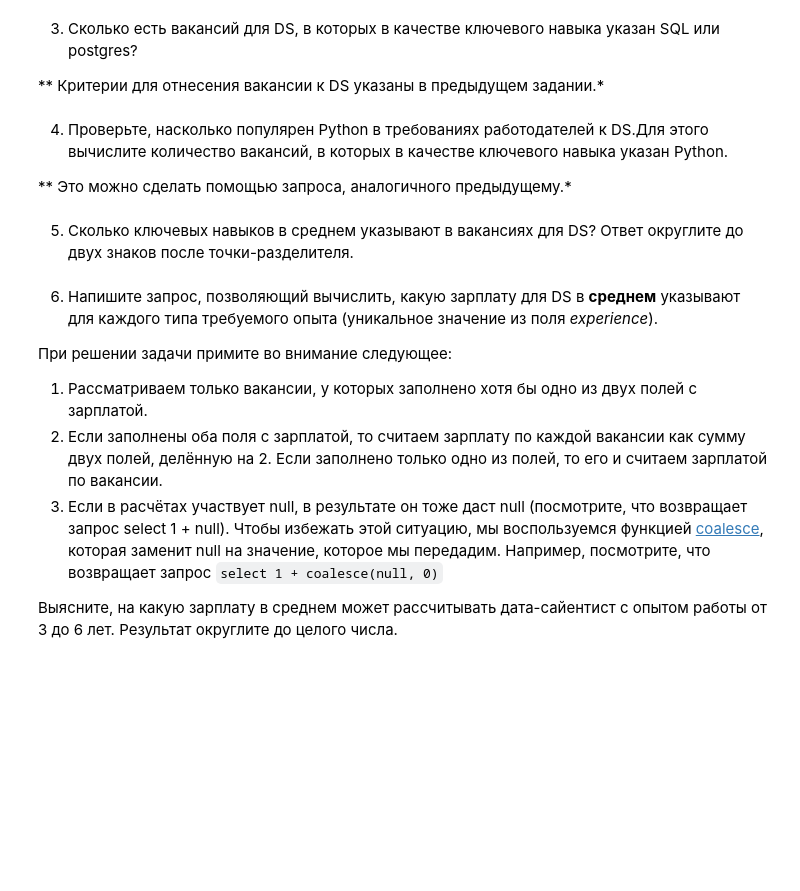
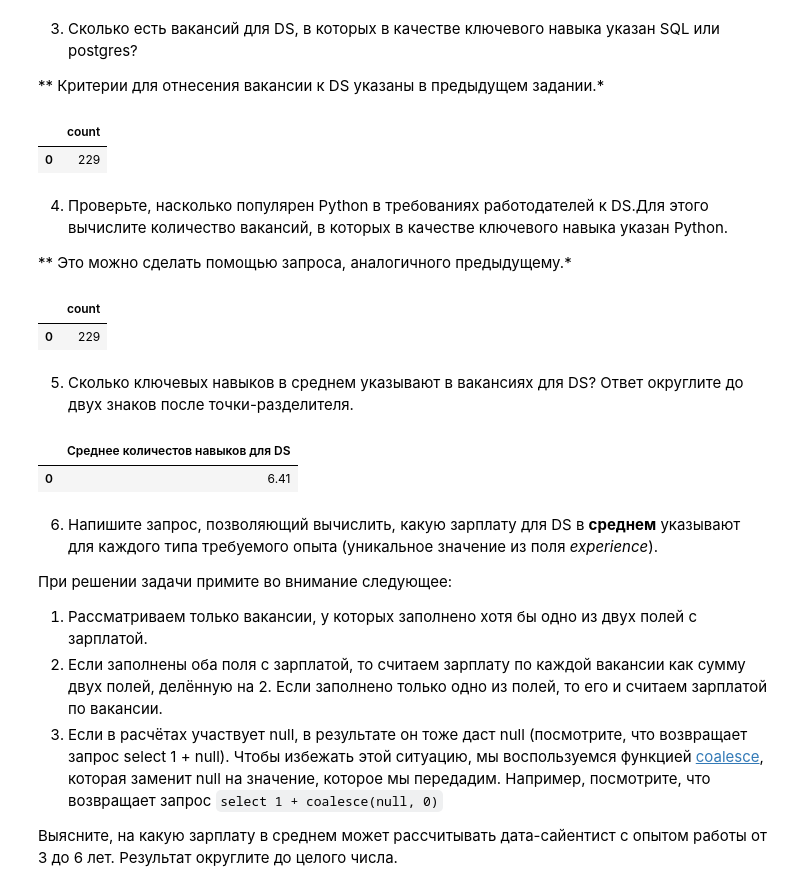
Before and after one commit to SemKhrom/DataScienceProject, a Jupyter notebook: project_2/Project-2.hh_database.ipynb, the cells around one changed output. Saved outputs shown, nothing was run; the diff lists cells and outputs as text; code cells hidden in the pictures; blank space fills up the shorter version.

```diff
--- a/project_2/Project-2.hh_database.ipynb
+++ b/project_2/Project-2.hh_database.ipynb
@@ -437,9 +466,28 @@ million_cities
 
 ** Критерии для отнесения вакансии к DS указаны в предыдущем задании.*
 # %%
-# текст запроса
+query_6_3 = f'''
+select
+    count(*)
+from vacancies
+where (name ilike '%data scientist%' or
+name ilike '%data science%' or
+name ilike '%исследователь данных%' or
+(name ilike '%ML%' and name not ilike '%HTML%') or
+name ilike '%machine learning%' or
+name ilike '%машинн%обучен%')
+
+and
+
+(key_skills ilike '%SQL%' or
+key_skills like '%postgres%')
+'''
 # %%
-# результат запроса
+sql_vac = pd.read_sql_query(query_6_3, connection)
+sql_vac
+# %% [output]
+|  | count |
+| 0 | 229 |
 # %% [markdown]
 4. Проверьте, насколько популярен Python в требованиях работодателей к DS.Для этого вычислите количество вакансий, в которых в качестве ключевого навыка указан Python.
 
@@ -449,5 +511,9 @@ million_cities
 # %%
-# результат запроса
+python_vac = pd.read_sql_query(query_6_3, connection)
+python_vac
+# %% [output]
+|  | count |
+| 0 | 229 |
 # %% [markdown]
 5. Сколько ключевых навыков в среднем указывают в вакансиях для DS?
 Ответ округлите до двух знаков после точки-разделителя.
@@ -456,5 +536,9 @@ million_cities
 # %%
-# результат запроса
+avg_key_skills = pd.read_sql_query(query_6_5, connection)
+avg_key_skills
+# %% [output]
+|  | Среднее количестов навыков для DS |
+| 0 | 6.41 |
 # %% [markdown]
 6. Напишите запрос, позволяющий вычислить, какую зарплату для DS в **среднем** указывают для каждого типа требуемого опыта (уникальное значение из поля *experience*).
 
```
Also changed, not shown: parts of 17 cells of this notebook.
